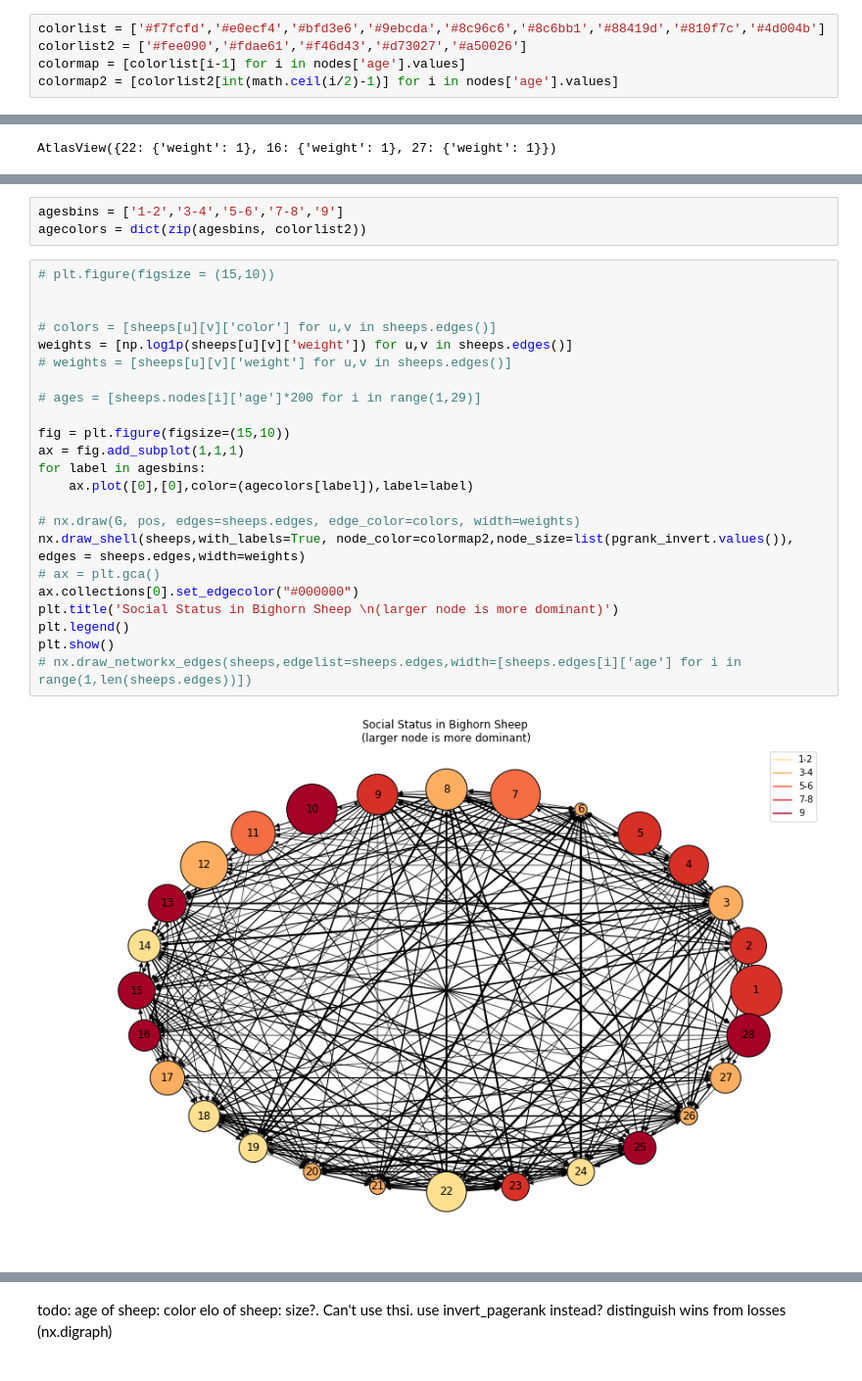
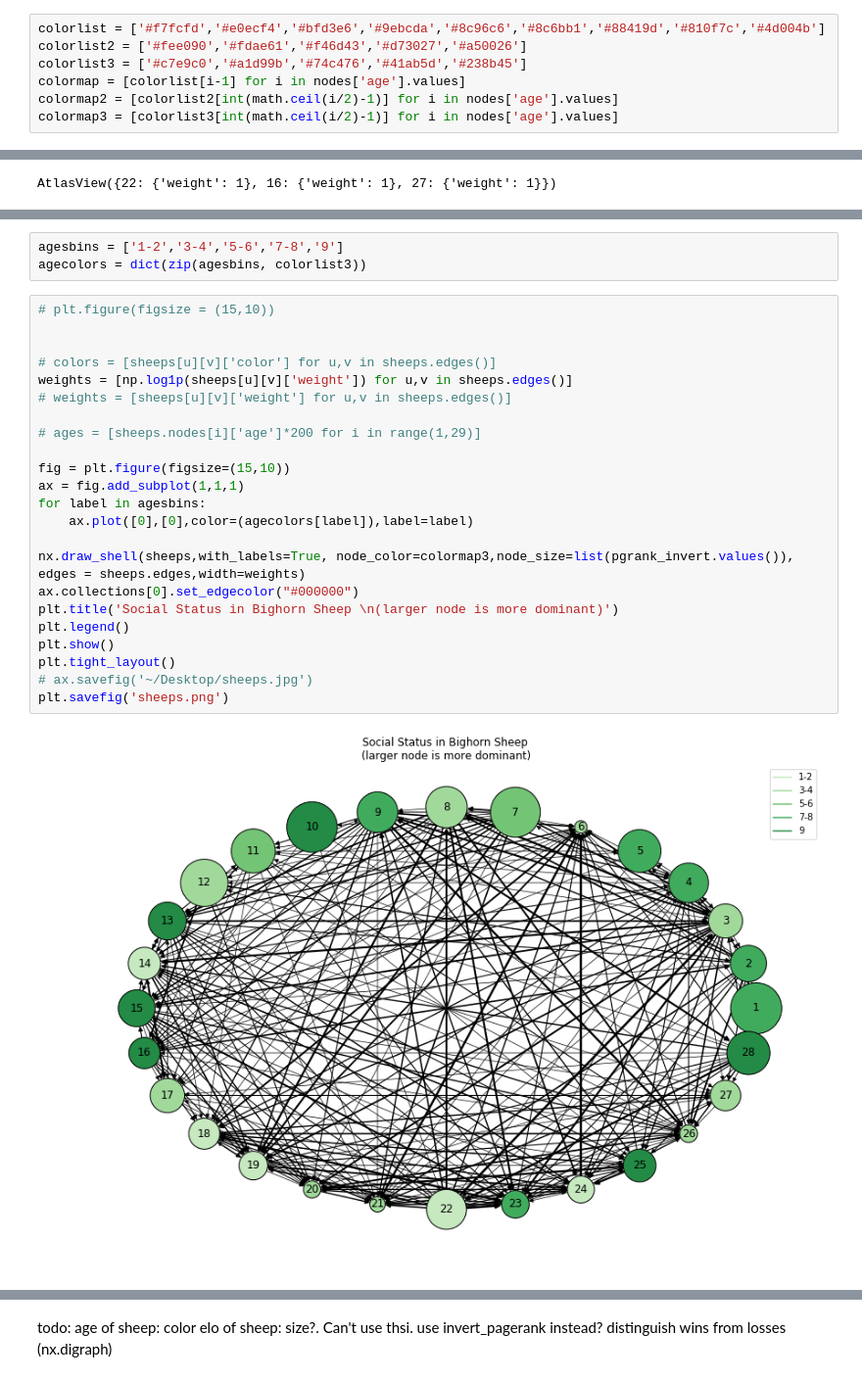
Before and after one commit to MohamedBaligh/DSE241_Data_Visualization, a Jupyter notebook: Exercise 5/Exercise 5.ipynb, the cells around one changed output, grey strips where cells are left out. Shown at 98% size. Drawn from its saved outputs; the diff is of its cells as text.

```diff
--- a/Exercise 5/Exercise 5.ipynb
+++ b/Exercise 5/Exercise 5.ipynb
@@ -36,8 +41,10 @@ sheeps.add_edges_from(edges['ebunch'].values)
 # %%
 colorlist = ['#f7fcfd','#e0ecf4','#bfd3e6','#9ebcda','#8c96c6','#8c6bb1','#88419d','#810f7c','#4d004b']
 colorlist2 = ['#fee090','#fdae61','#f46d43','#d73027','#a50026']
+colorlist3 = ['#c7e9c0','#a1d99b','#74c476','#41ab5d','#238b45']
 colormap = [colorlist[i-1] for i in nodes['age'].values]
 colormap2 = [colorlist2[int(math.ceil(i/2)-1)] for i in nodes['age'].values]
+colormap3 = [colorlist3[int(math.ceil(i/2)-1)] for i in nodes['age'].values]
 # %%
 pgrank = nx.pagerank(sheeps)
 pgrank_invert = {i:35/pgrank[i] for i in list(pgrank.keys())}
@@ -91,28 +68,28 @@ colorlist2
 # %%
 agesbins = ['1-2','3-4','5-6','7-8','9']
-agecolors = dict(zip(agesbins, colorlist2))
+agecolors = dict(zip(agesbins, colorlist3))
 # %%
 # plt.figure(figsize = (15,10))
 
 
 # colors = [sheeps[u][v]['color'] for u,v in sheeps.edges()]
 weights = [np.log1p(sheeps[u][v]['weight']) for u,v in sheeps.edges()]
 # weights = [sheeps[u][v]['weight'] for u,v in sheeps.edges()]
 
 # ages = [sheeps.nodes[i]['age']*200 for i in range(1,29)]
 
 fig = plt.figure(figsize=(15,10))
 ax = fig.add_subplot(1,1,1)
 for label in agesbins:
     ax.plot([0],[0],color=(agecolors[label]),label=label)
 
-# nx.draw(G, pos, edges=sheeps.edges, edge_color=colors, width=weights)
-nx.draw_shell(sheeps,with_labels=True, node_color=colormap2,node_size=list(pgrank_invert.values()), edges = sheeps.edges,width=weights)
-# ax = plt.gca()
+nx.draw_shell(sheeps,with_labels=True, node_color=colormap3,node_size=list(pgrank_invert.values()), edges = sheeps.edges,width=weights)
 ax.collections[0].set_edgecolor("#000000")
 plt.title('Social Status in Bighorn Sheep \n(larger node is more dominant)')
 plt.legend()
 plt.show()
-# nx.draw_networkx_edges(sheeps,edgelist=sheeps.edges,width=[sheeps.edges[i]['age'] for i in range(1,len(sheeps.edges))])
+plt.tight_layout()
+# ax.savefig('~/Desktop/sheeps.jpg')
+plt.savefig('sheeps.png')
 # %% [output]
-[figure, old version]
+[figure, new version]
```
Also changed, not shown: parts of 19 cells of this notebook.
